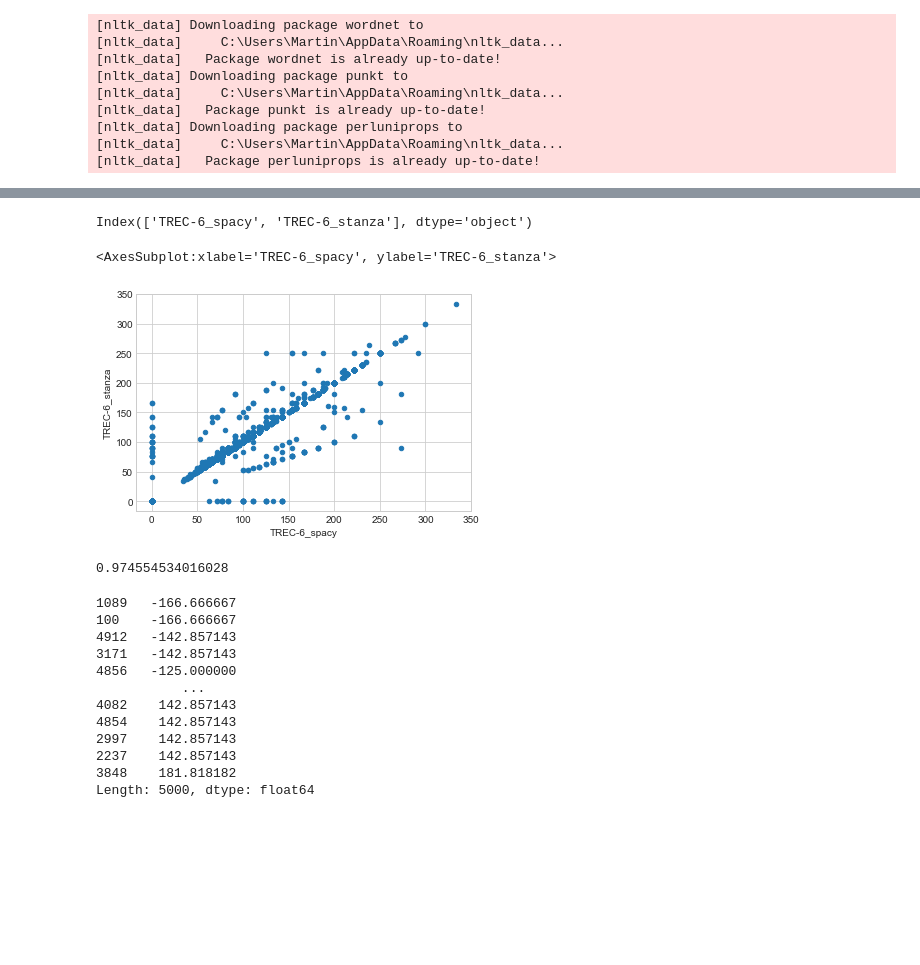
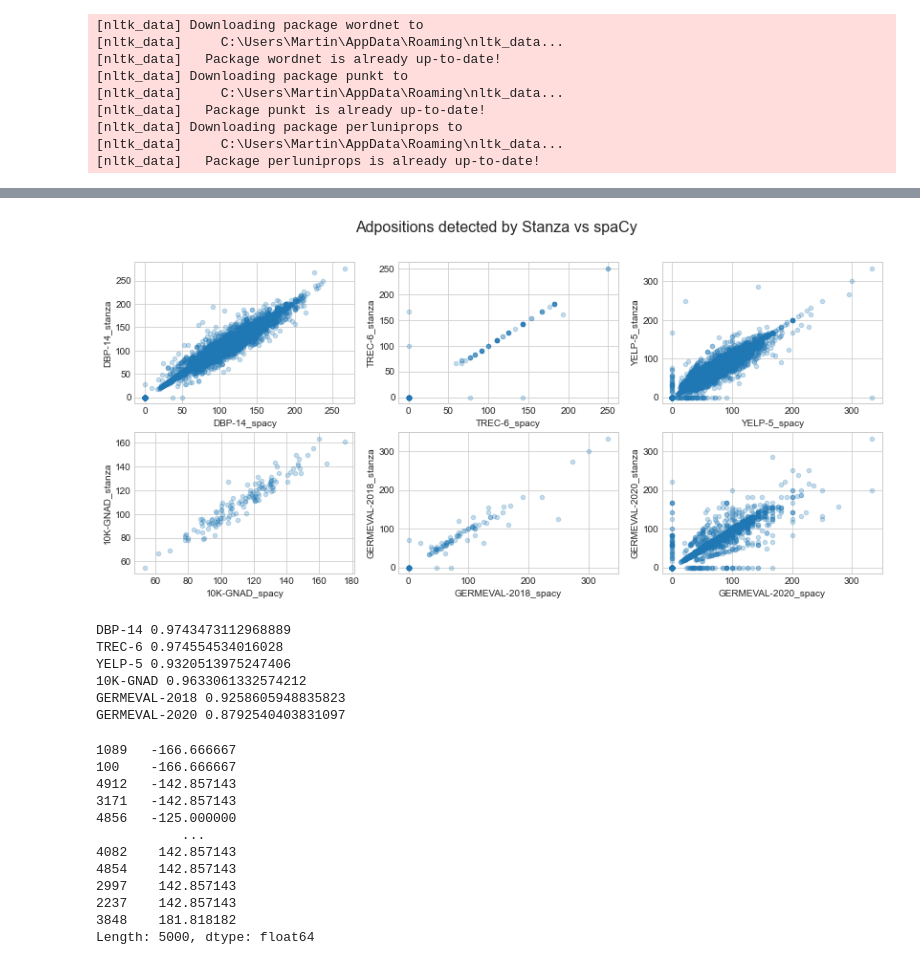
Before and after one commit to freecraver/zimp_experiments, a Jupyter notebook: pos/eval_prep_freq.ipynb, the cells around one changed output, grey strips where cells are left out. Cells and saved outputs as stored; diff of their text form; code cells hidden in the pictures; blank space fills up the shorter version.

Commit message:
adposition frequency evaluation

```diff
--- a/pos/eval_prep_freq.ipynb
+++ b/pos/eval_prep_freq.ipynb
@@ -28,7 +29,10 @@ for ds_path in glob(source_dir + '/*'):
 # %%
 def get_scores(paths, r_metric, track_name):
     texts = pd.read_csv(paths[0]).text.append(pd.read_csv(paths[1]).text)
-    s = pd.Series(r_metric.get_scores(texts), name=track_name)
+    scores = []
+    for txt in tqdm(texts):
+        scores.append(r_metric.get_score(txt))
+    s = pd.Series(scores, name=track_name)
     return s
 
 def get_ds_language(track):
@@ -85,16 +85,22 @@ KeyboardInterrupt
-# %%
-df.columns
-# %% [output]
-Index(['TREC-6_spacy', 'TREC-6_stanza'], dtype='object')
 # %%
-df.plot(kind='scatter', x='TREC-6_spacy', y='TREC-6_stanza')
+fig,a =  plt.subplots(2,3, figsize=(14,6))
+fig.suptitle('Adpositions detected by Stanza vs spaCy', fontsize=16)
+for i, ds in enumerate(['DBP-14', 'TREC-6', 'YELP-5', '10K-GNAD', 'GERMEVAL-2018', 'GERMEVAL-2020']):
+    df.sample(10000).plot(kind='scatter', x=f'{ds}_spacy', y=f'{ds}_stanza', ax=a[i//3, i%3], alpha=.25)
+
+plt.savefig(f'pf_score/012_adpos_stanza_spacy.pdf')
 # %% [output]
-<AxesSubplot:xlabel='TREC-6_spacy', ylabel='TREC-6_stanza'>
-[figure, old version]
+[figure, new version]
-# %%
-df['TREC-6_spacy'].corr(df['TREC-6_stanza'])
-# %% [output]
-0.974554534016028
+# %%
+for ds in ['DBP-14', 'TREC-6', 'YELP-5', '10K-GNAD', 'GERMEVAL-2018', 'GERMEVAL-2020']:
+    print(ds, df[f'{ds}_spacy'].corr(df[f'{ds}_stanza']))
+# %% [output]
+DBP-14 0.9743473112968889
+TREC-6 0.974554534016028
+YELP-5 0.9320513975247406
+10K-GNAD 0.9633061332574212
+GERMEVAL-2018 0.9258605948835823
+GERMEVAL-2020 0.8792540403831097
 # %%
 idxs = (df['TREC-6_spacy'] - df['TREC-6_stanza']).sort_values()
 idxs[idxs.index < 5000]
```
Also changed, not shown: parts of 6 cells of this notebook, 1 other file.
